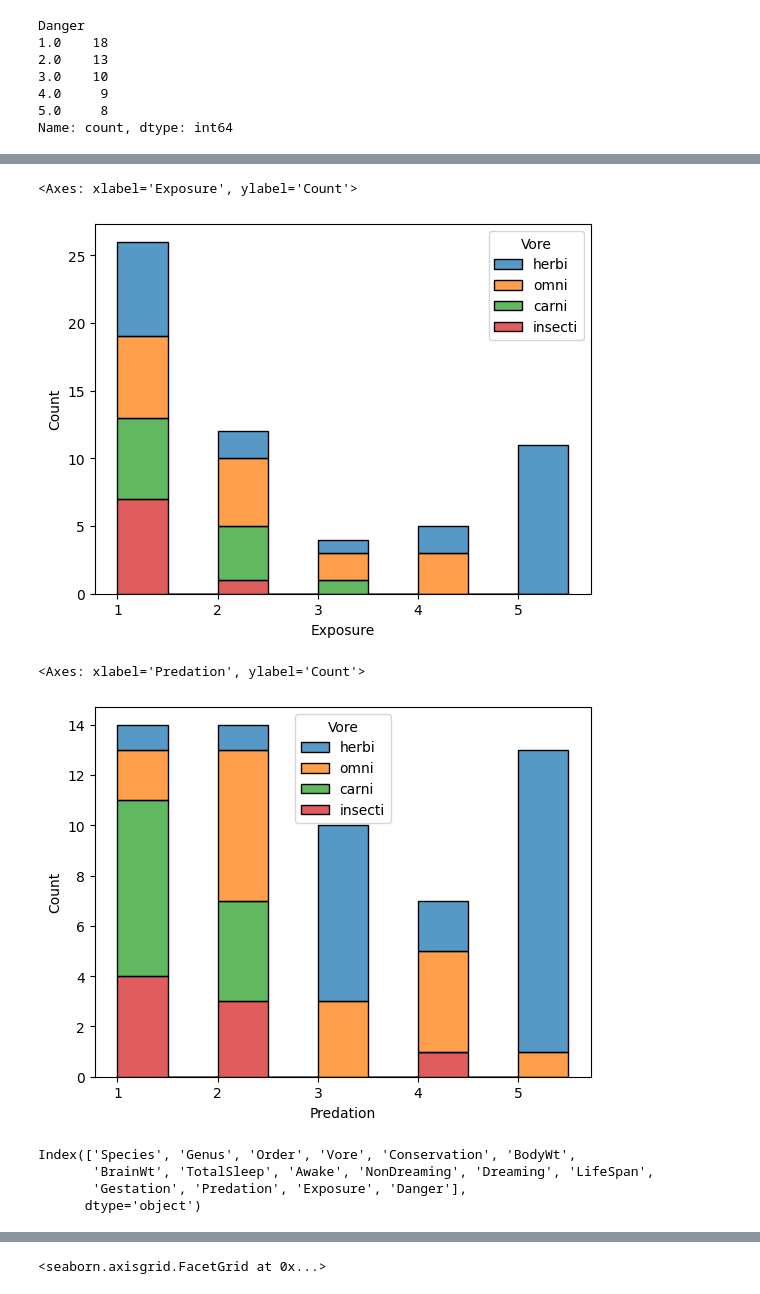
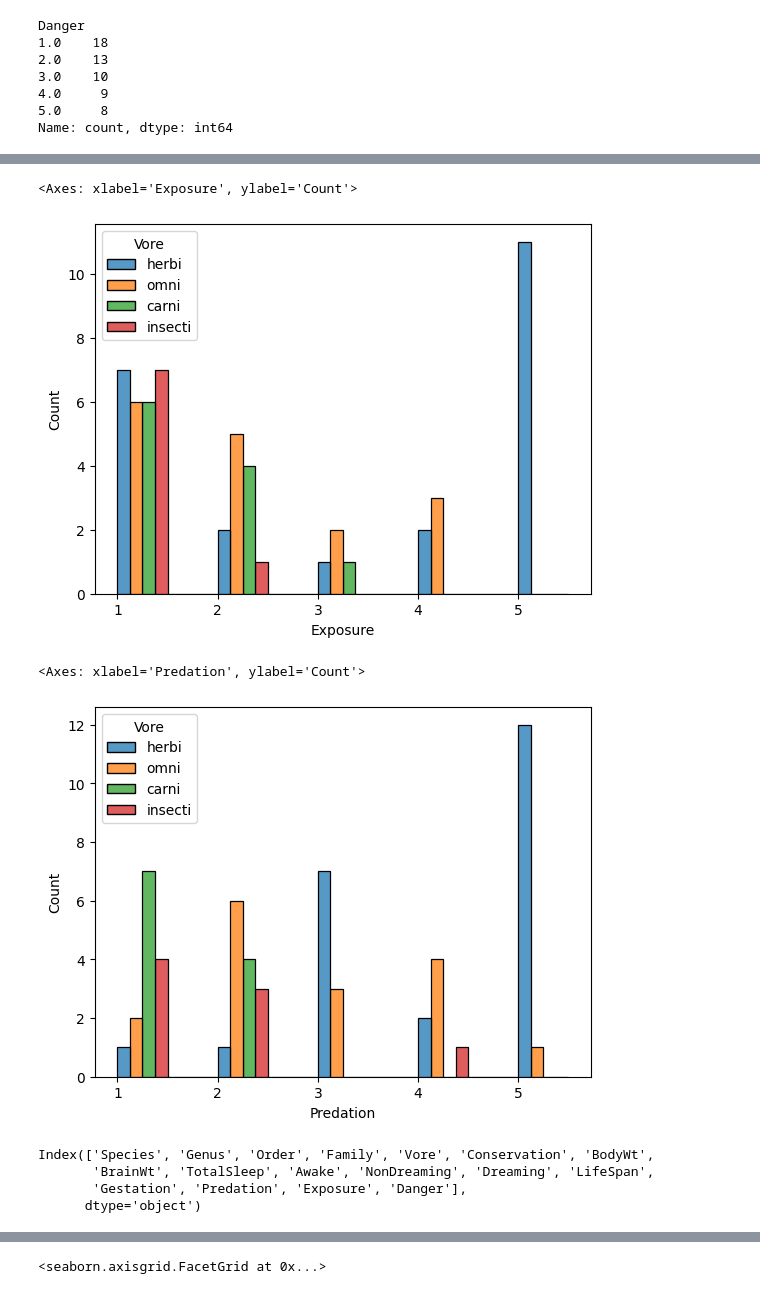
Before and after one commit to Yw0991/ML-Project, a Jupyter notebook: Code/EDA.ipynb, the cells around one changed output, grey strips where cells are left out. Drawn from its saved outputs; the diff is of its cells as text; code cells hidden in the pictures.

```diff
--- a/Code/EDA.ipynb
+++ b/Code/EDA.ipynb
@@ -12,6 +12,6 @@ please provide us feedback at https://github.com/pandas-dev/pandas/issues/54466
 
   import pandas as pd
 # %%
-df = pd.read_csv("../Dataset/sleep_merged.tsv",sep='\t')
+df = pd.read_excel("../Dataset/sleep_dataset_enhanced.xlsx")
 df.head()
 # %% [output]
@@ -335,17 +325,17 @@ sns.histplot(data=df, x="Danger", hue="Vore", multiple="stack",binrange=(1,5.5),
 # %%
-sns.histplot(data=df, x="Exposure", hue="Vore", multiple="stack",binrange=(1,5.5),binwidth=0.5)
+sns.histplot(data=df, x="Exposure", hue="Vore", multiple="dodge",binrange=(1,5.5),binwidth=0.5)
 # %% [output]
 <Axes: xlabel='Exposure', ylabel='Count'>
-[figure, old version]
+[figure, new version]
 # %%
-sns.histplot(data=df, x="Predation", hue="Vore", multiple="stack",binrange=(1,5.5),binwidth=0.5)
+sns.histplot(data=df, x="Predation", hue="Vore", multiple="dodge",binrange=(1,5.5),binwidth=0.5)
 # %% [output]
 <Axes: xlabel='Predation', ylabel='Count'>
-[figure, old version]
+[figure, new version]
 # %%
 df.columns
 # %% [output]
-Index(['Species', 'Genus', 'Order', 'Vore', 'Conservation', 'BodyWt',
+Index(['Species', 'Genus', 'Order', 'Family', 'Vore', 'Conservation', 'BodyWt',
        'BrainWt', 'TotalSleep', 'Awake', 'NonDreaming', 'Dreaming', 'LifeSpan',
        'Gestation', 'Predation', 'Exposure', 'Danger'],
       dtype='object')
```
Also changed, not shown: parts of 29 cells of this notebook, 3 other files.
